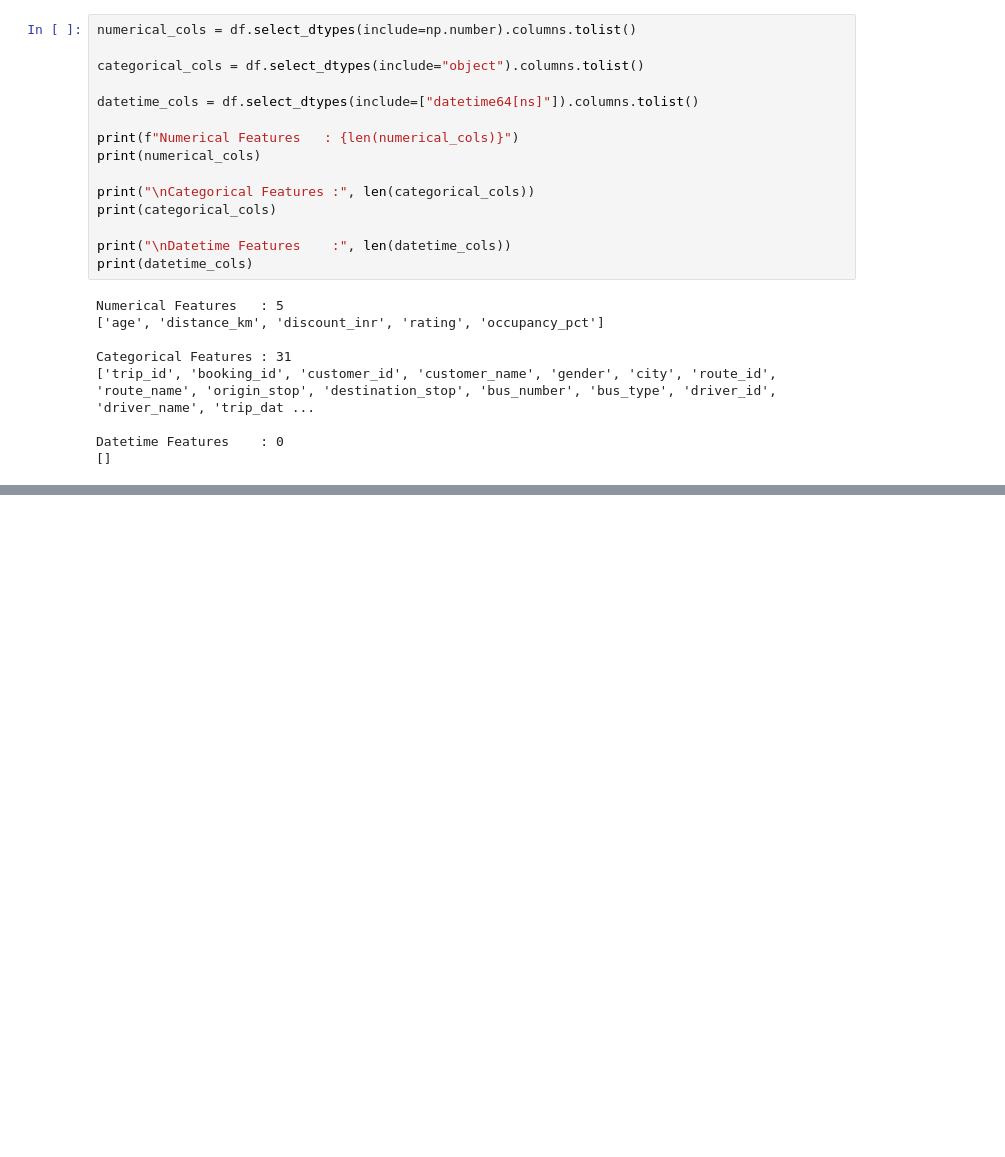
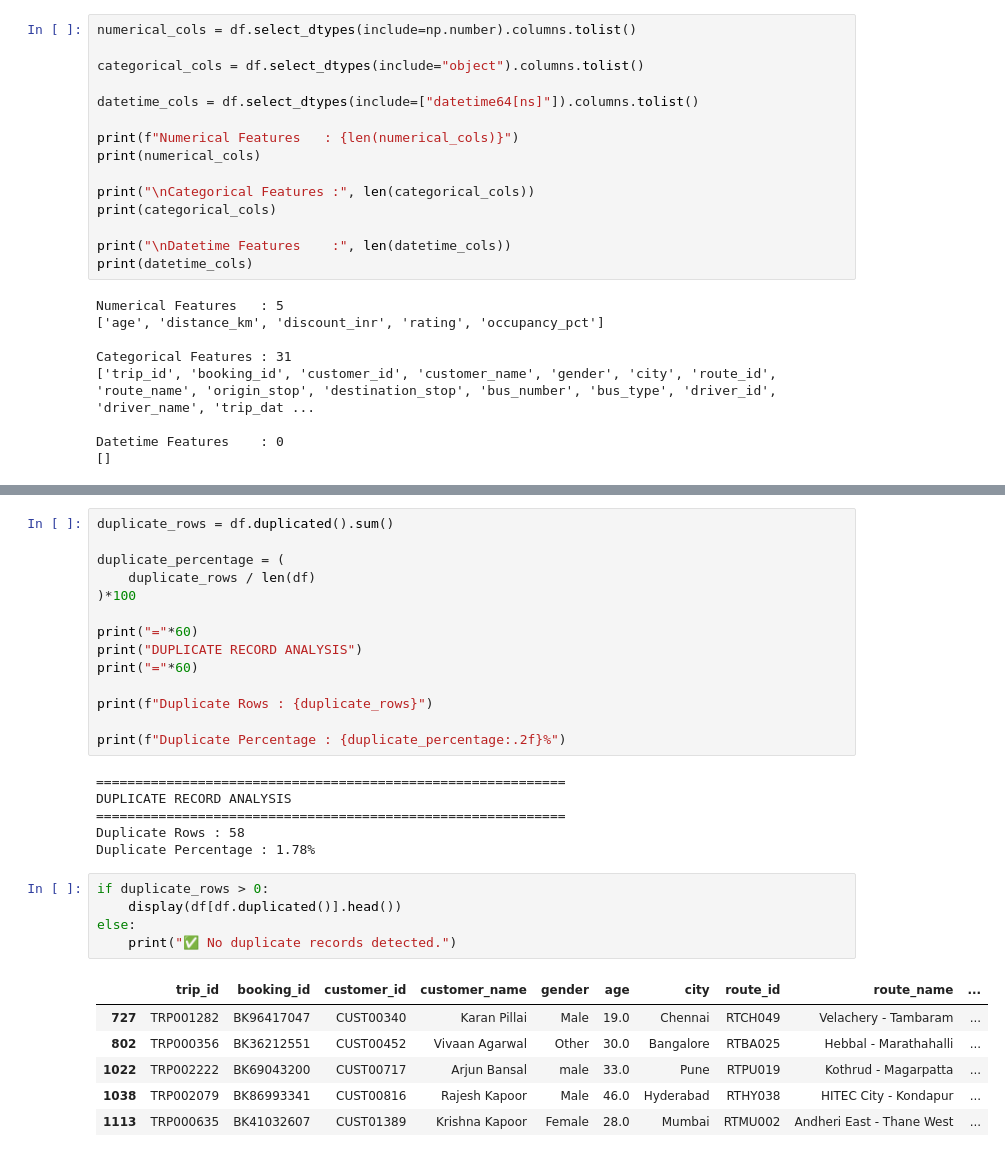
Before and after one commit to RishijManna/Cityflo-Data-Analysis, a Jupyter notebook: Cityflo Data Analysis/DATA CLEANING/cityflo-data-cleaning.ipynb, the cells around one changed output, grey strips where cells are left out. Drawn from its saved outputs; the diff is of its cells as text; blank space fills up the shorter version.

```diff
--- a/Cityflo Data Analysis/DATA CLEANING/cityflo-data-cleaning.ipynb
+++ b/Cityflo Data Analysis/DATA CLEANING/cityflo-data-cleaning.ipynb
@@ -327,0 +406,32 @@ Datetime Features    : 0
+# %%
+duplicate_rows = df.duplicated().sum()
+
+duplicate_percentage = (
+    duplicate_rows / len(df)
+)*100
+
+print("="*60)
+print("DUPLICATE RECORD ANALYSIS")
+print("="*60)
+
+print(f"Duplicate Rows : {duplicate_rows}")
+
+print(f"Duplicate Percentage : {duplicate_percentage:.2f}%")
+# %% [output]
+============================================================
+DUPLICATE RECORD ANALYSIS
+============================================================
+Duplicate Rows : 58
+Duplicate Percentage : 1.78%
+# %%
+if duplicate_rows > 0:
+    display(df[df.duplicated()].head())
+else:
+    print("✅ No duplicate records detected.")
+# %% [output]
+|  | trip_id | booking_id | customer_id | customer_name | gender | age | city | route_id | route_name | ... |
+| 727 | TRP001282 | BK96417047 | CUST00340 | Karan Pillai | Male | 19.0 | Chennai | RTCH049 | Velachery - Tambaram | ... |
+| 802 | TRP000356 | BK36212551 | CUST00452 | Vivaan Agarwal | Other | 30.0 | Bangalore | RTBA025 | Hebbal - Marathahalli | ... |
+| 1022 | TRP002222 | BK69043200 | CUST00717 | Arjun Bansal | male | 33.0 | Pune | RTPU019 | Kothrud - Magarpatta | ... |
+| 1038 | TRP002079 | BK86993341 | CUST00816 | Rajesh Kapoor | Male | 46.0 | Hyderabad | RTHY038 | HITEC City - Kondapur | ... |
+| 1113 | TRP000635 | BK41032607 | CUST01389 | Krishna Kapoor | Female | 28.0 | Mumbai | RTMU002 | Andheri East - Thane West | ... |
```
Also changed, not shown: parts of 81 cells of this notebook.
